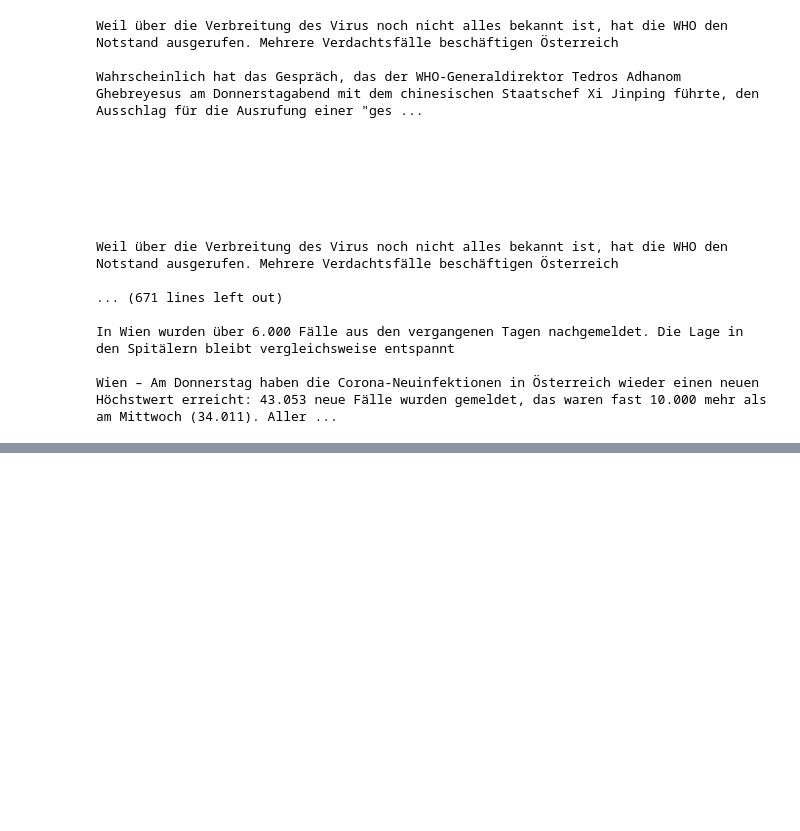
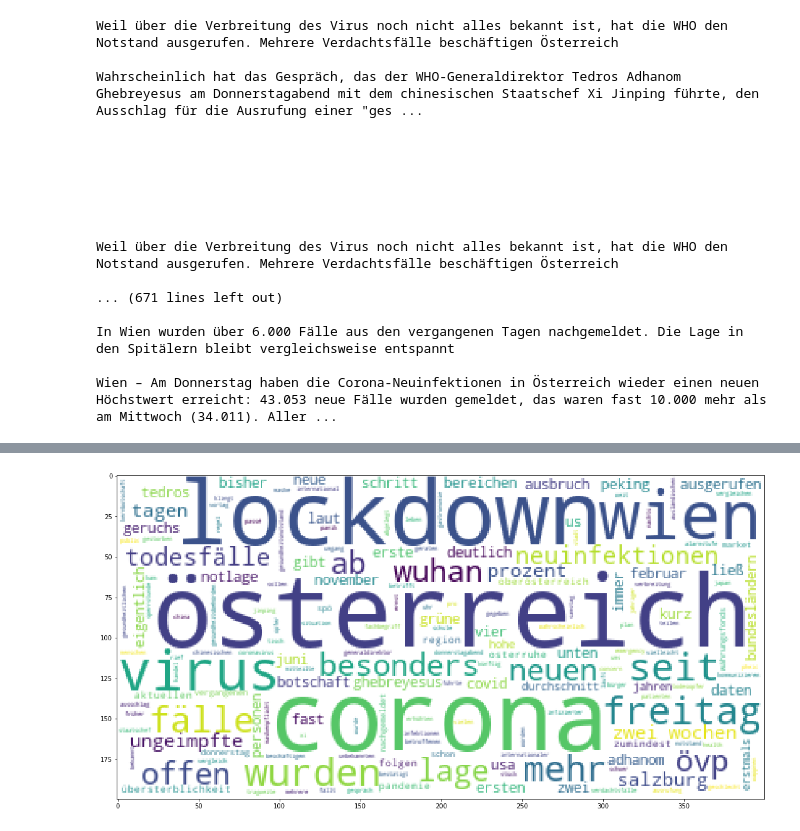
Before and after one commit to johannaunterholzner/Assignments, a Jupyter notebook: final_Assignment_Unterholzner.ipynb, the cells around one changed output, grey strips where cells are left out. Drawn from its saved outputs; the diff is of its cells as text; code cells hidden in the pictures; blank space fills up the shorter version.

```diff
--- a/final_Assignment_Unterholzner.ipynb
+++ b/final_Assignment_Unterholzner.ipynb
@@ -264,0 +401,9 @@ print(list_words)
+# %%
+cleaned = ' '.join(list_words)
+wordcloud = WordCloud(background_color="white").generate(cleaned)
+# %%
+fig, ax = plt.subplots(figsize=(15, 15))
+ax.imshow(wordcloud, interpolation='nearest')
+plt.tight_layout()
+# %% [output]
+[figure, added]
```
Also changed, not shown: parts of 36 cells of this notebook.
